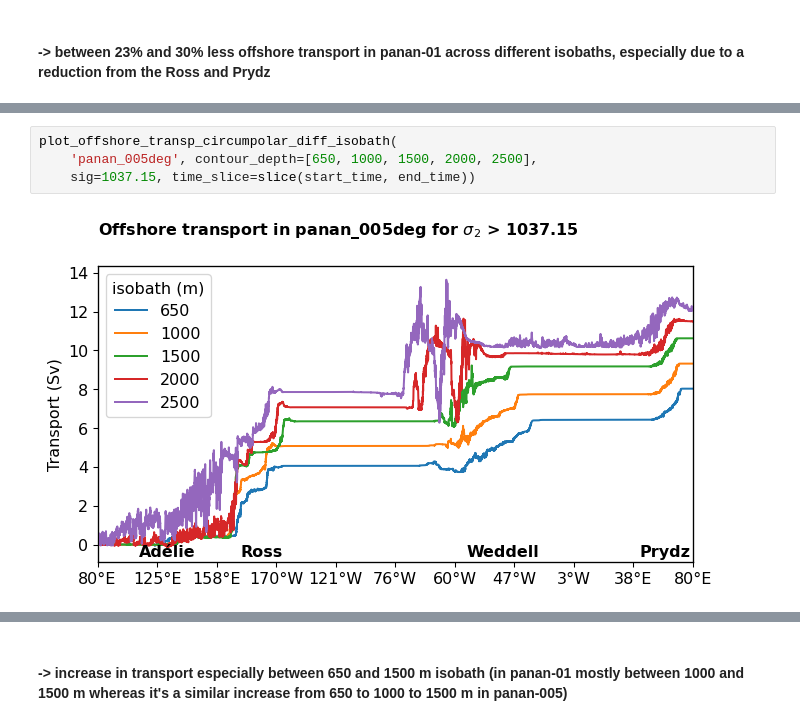
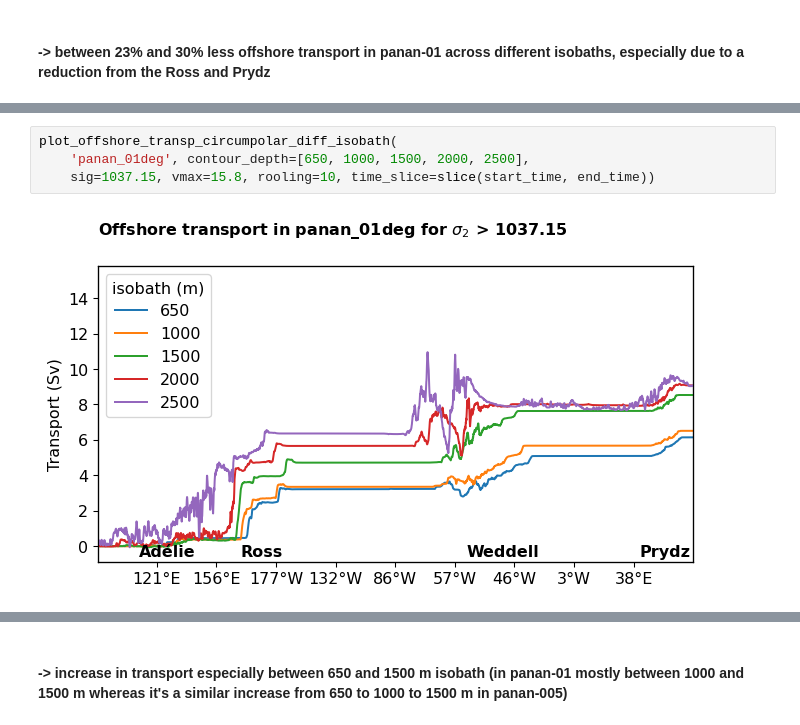
Before and after one commit to schmidt-christina/mom6_comparison, a Jupyter notebook: DSW_formation_export_comparison.ipynb, the cells around one changed output, grey strips where cells are left out. Saved outputs shown, nothing was run; the diff lists cells and outputs as text.

```diff
--- a/DSW_formation_export_comparison.ipynb
+++ b/DSW_formation_export_comparison.ipynb
@@ -784,6 +784,6 @@ plot_offshore_transp_circumpolar_diff_isobath(
-# %%
-plot_offshore_transp_circumpolar_diff_isobath(
-    'panan_005deg', contour_depth=[650, 1000, 1500, 2000, 2500],
-    sig=1037.15, time_slice=slice(start_time, end_time))
-# %% [output]
-[figure, removed]
+# %%
+plot_offshore_transp_circumpolar_diff_isobath(
+    'panan_01deg', contour_depth=[650, 1000, 1500, 2000, 2500],
+    sig=1037.15, vmax=15.8, rooling=10, time_slice=slice(start_time, end_time))
+# %% [output]
+[figure, added]
```
Also changed, not shown: parts of 8 cells of this notebook.
